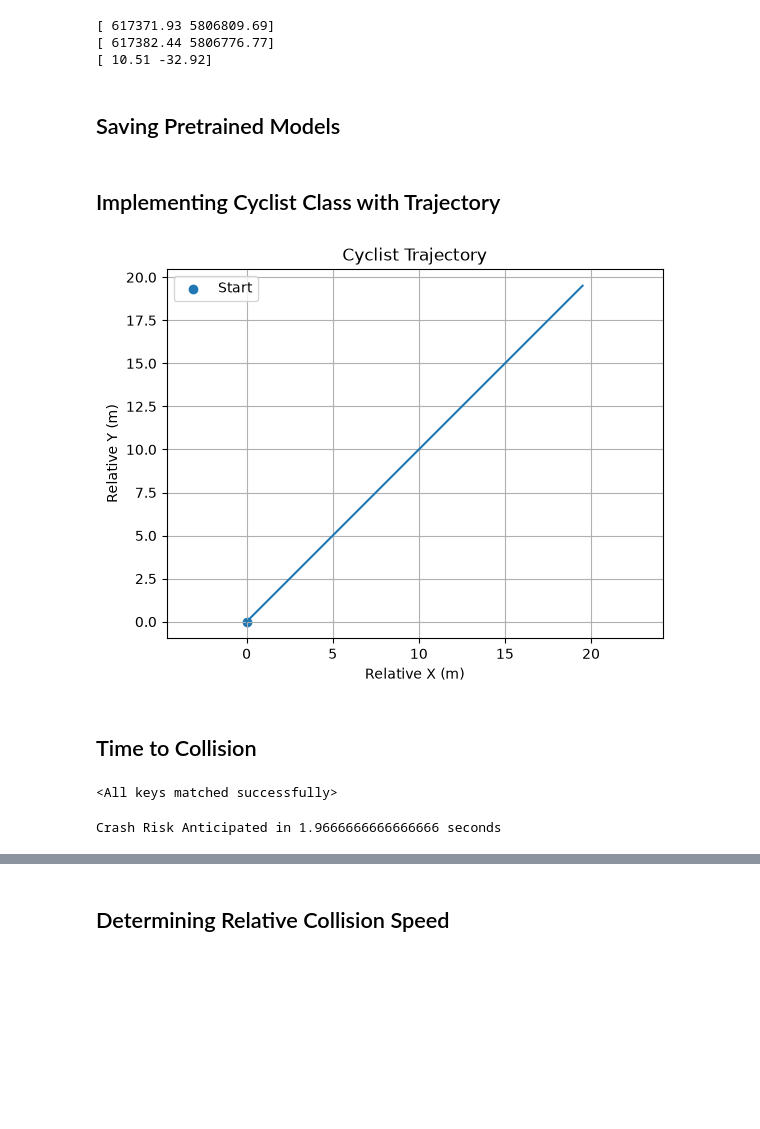
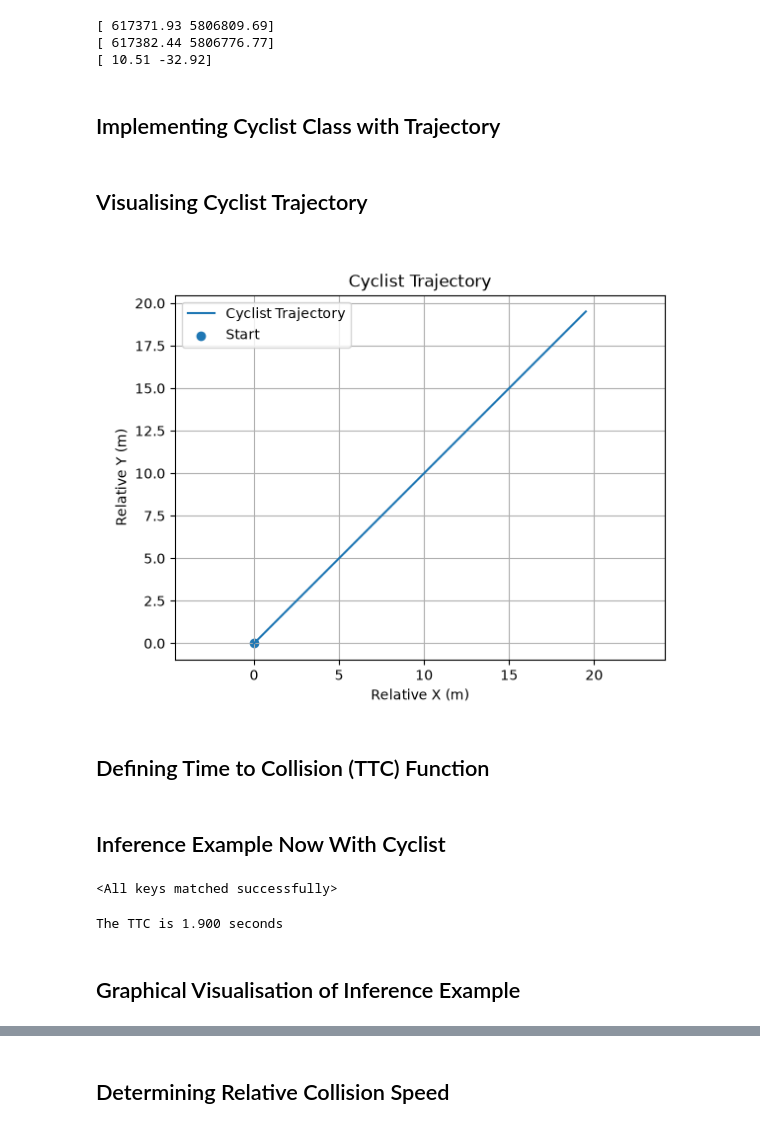
Before and after one commit to Isaac-Chua7/Vehicle-Trajectory-LSTM, a Jupyter notebook: LSTM_Practice.ipynb, the cells around one changed output, grey strips where cells are left out. Saved outputs shown, nothing was run; the diff lists cells and outputs as text; code cells hidden in the pictures; blank space fills up the shorter version.

```diff
--- a/LSTM_Practice.ipynb
+++ b/LSTM_Practice.ipynb
@@ -531,5 +514,3 @@ print(actual_utm[-1] - observed_utm[0])
 [ 617371.93 5806809.69]
 [ 617382.44 5806776.77]
 [ 10.51 -32.92]
-# %% [markdown]
-## Saving Pretrained Models
@@ -566,33 +543,38 @@ class Cyclist:
 
     def get_speed(self):
         return self.speed
+# %% [markdown]
+## Visualising Cyclist Trajectory
 # %%
+#Validation
 import matplotlib.pyplot as plt
 
 #Testing cyclist class implementation
 cyclist = Cyclist(position=(0, 0), speed=20, direction=45)
 
 #convert trajectory tuple list to numpy array
 trajectory = cyclist.get_trajectory()
 
 #extract coords
 x = trajectory[:,0]
 y = trajectory[:,1]
 
 plt.close('all')
 
-plt.plot(x, y)
+plt.plot(x, y, label = "Cyclist Trajectory")
 
 plt.scatter(0, 0, label="Start")
 
 plt.xlabel("Relative X (m)")
 plt.ylabel("Relative Y (m)")
 plt.title("Cyclist Trajectory")
 
 plt.axis("equal")
 plt.legend()
 plt.grid()
 
 plt.show()
 # %% [output]
-[figure, old version]
+[figure, new version]
+# %% [markdown]
+## Defining Time to Collision (TTC) Function
@@ -599,5 +611,5 @@ plt.show()
 # %% [markdown]
-## Time to Collision
+## Inference Example Now With Cyclist
 # %%
 #loading in pretrained model
 model.load_state_dict(torch.load('h128_n2_e80_f4.pt', weights_only=True))
@@ -622,31 +635,22 @@ prediction = prediction.squeeze(0)
 observed = vehicle_observed.squeeze(0).cpu().numpy()
 actual = vehicle_real.numpy()
 predicted = prediction.cpu().numpy()
-# %%
-#importing math for euclidean distance calculation
-import math
-
-#initialise cyclist
-cyclist = Cyclist(position=(4, -50), speed=20, direction=90)
-
-tolerance = 1
-crash_flagged = False
-crash_frame_number = None
-
-for i in range(len(predicted)):
-    coordinates_distance = predicted[i] - cyclist.get_trajectory()[i+60]
-    euclidean_distance = math.sqrt(coordinates_distance[0]**2 + coordinates_distance[1]**2)
-
-    if euclidean_distance <= tolerance:
-        print(f"Crash Risk Anticipated in {i/30} seconds")
-        crash_flagged = True
-        crash_frame_number = i
-        break
-
-if not crash_flagged:
-    print("No Crash Anticipated")
-# %% [output]
-Crash Risk Anticipated in 1.9666666666666666 seconds
+# %%
+#initialising cyclist with specific attributes as it collides with this specific vehicle example
+cyclist = Cyclist(position=(4, -50), speed=20, direction=90)
+
+#testing TTC
+ttc = TTC(cyclist, predicted, ground_truth= False)  #ground_truth False means calculate TTC with increased sensitivity to crashes
+                                                    #(this sensitivity was introduced to reduce false negatives)
+
+if ttc is not None:
+    print(f"The TTC is {ttc:0.3f} seconds")
+else:
+    print("Collision not anticipated")
+# %% [output]
+The TTC is 1.900 seconds
+# %% [markdown]
+## Graphical Visualisation of Inference Example
 # %%
 plt.close('all')
 
```
Also changed, not shown: parts of 37 cells of this notebook.
